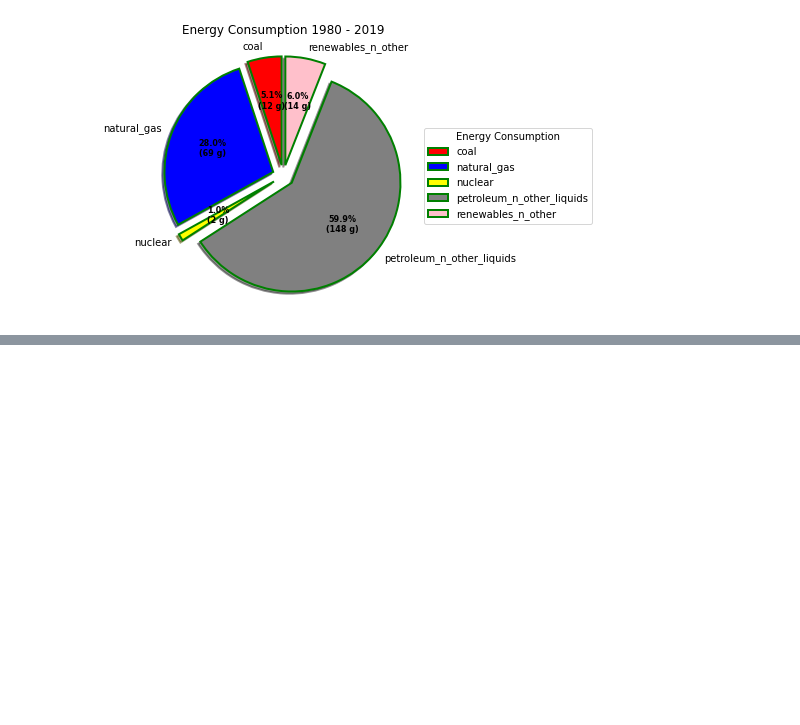
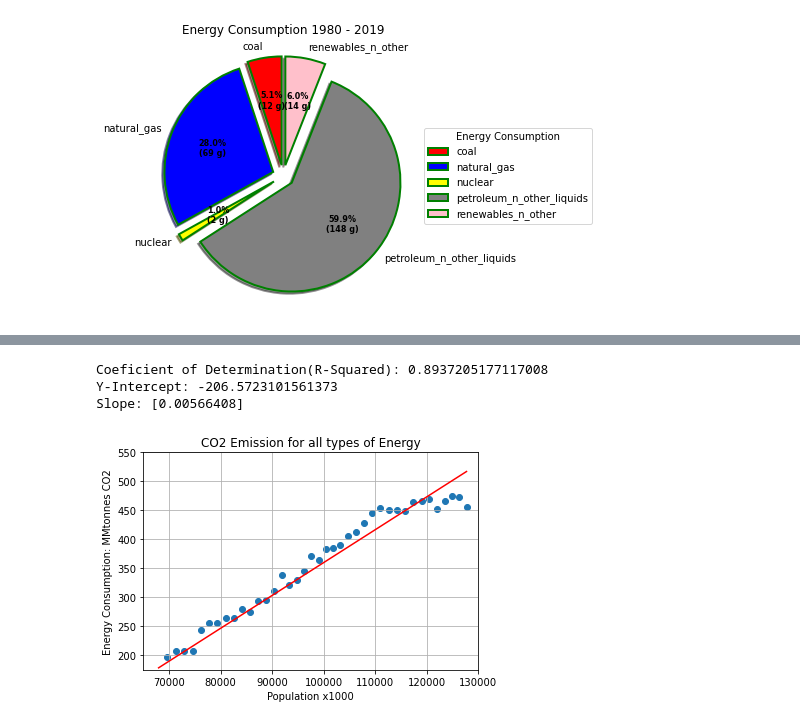
Before and after one commit to IsaacIV/EnergyConsumption, a Jupyter notebook: Mexicos_energy_consumption.ipynb, the cells around one changed output, grey strips where cells are left out. Drawn from its saved outputs; the diff is of its cells as text; code cells hidden in the pictures; blank space fills up the shorter version.

Commit message:
Applying simple linear regression to all Energy types and looking at the last 5 years of the Dataset

```diff
--- a/Mexicos_energy_consumption.ipynb
+++ b/Mexicos_energy_consumption.ipynb
@@ -310,0 +270,10 @@ plt.show()
+# %%
+all_energy_df[ 'Change' ] = all_energy_df.Energy_consumption.rolling(2).mean()
+all_energy_df['Change_CO2'] = all_energy_df.CO2_emission.rolling(2).mean()
+# %%
+x_all = np.array(all_energy_df.Population).reshape((-1,1))
+y_all = np.array(all_energy_df.CO2_emission)
+# %%
+lr_model_all = LinearRegression().fit(x_all,y_all)
+# %%
+y_pred_all = lr_model_all.predict(x_all)
@@ -310,0 +303,23 @@ plt.show()
+# %%
+r_squared_all = lr_model_all.score(x_all,y_all)
+print(f'Coeficient of Determination(R-Squared): {r_squared_all}',
+      '\nY-Intercept:',lr_model_all.intercept_,
+     '\nSlope:',lr_model_all.coef_)
+# %% [output]
+Coeficient of Determination(R-Squared): 0.8937205177117008
+Y-Intercept: -206.5723101561373
+Slope: [0.00566408]
+# %%
+plt.scatter(all_energy_df.Population, all_energy_df.CO2_emission)
+plt.grid(True)
+plt.title('CO2 Emission for all types of Energy')
+plt.xlabel('Population x1000')
+plt.ylabel('Energy Consumption: MMtonnes CO2')
+plt.xlim(65000, 130000)
+plt.ylim(175, 550)
+
+plt.plot(x_all, y_pred_all, color = 'red')
+
+plt.show()
+# %% [output]
+[figure, added]
```
Also changed, not shown: parts of 57 cells of this notebook.
